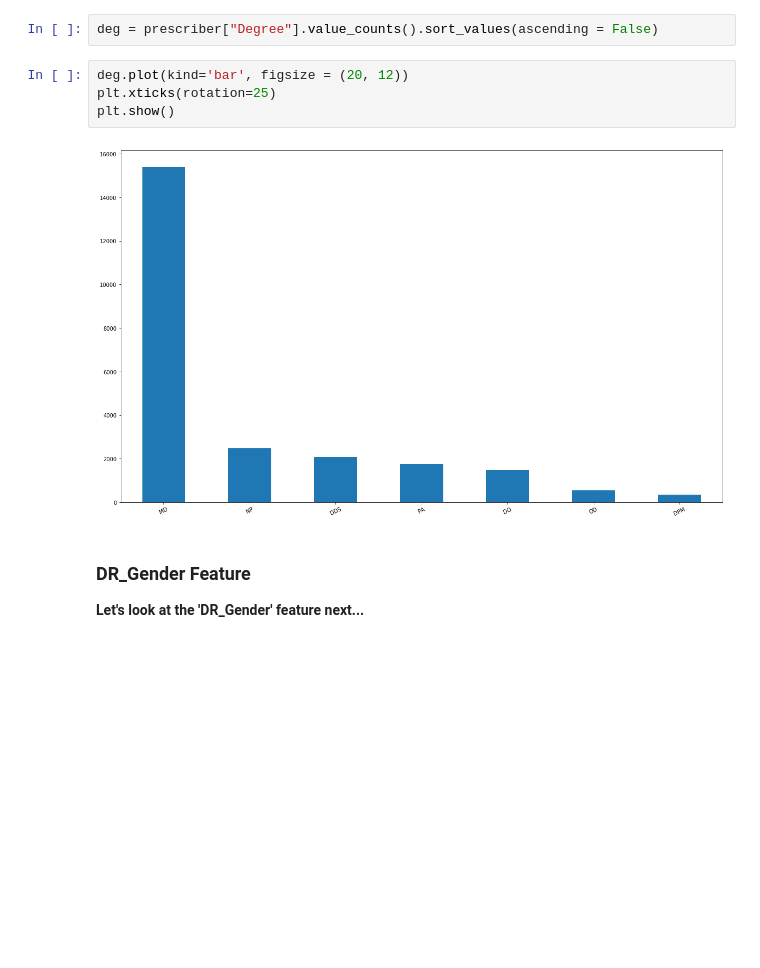
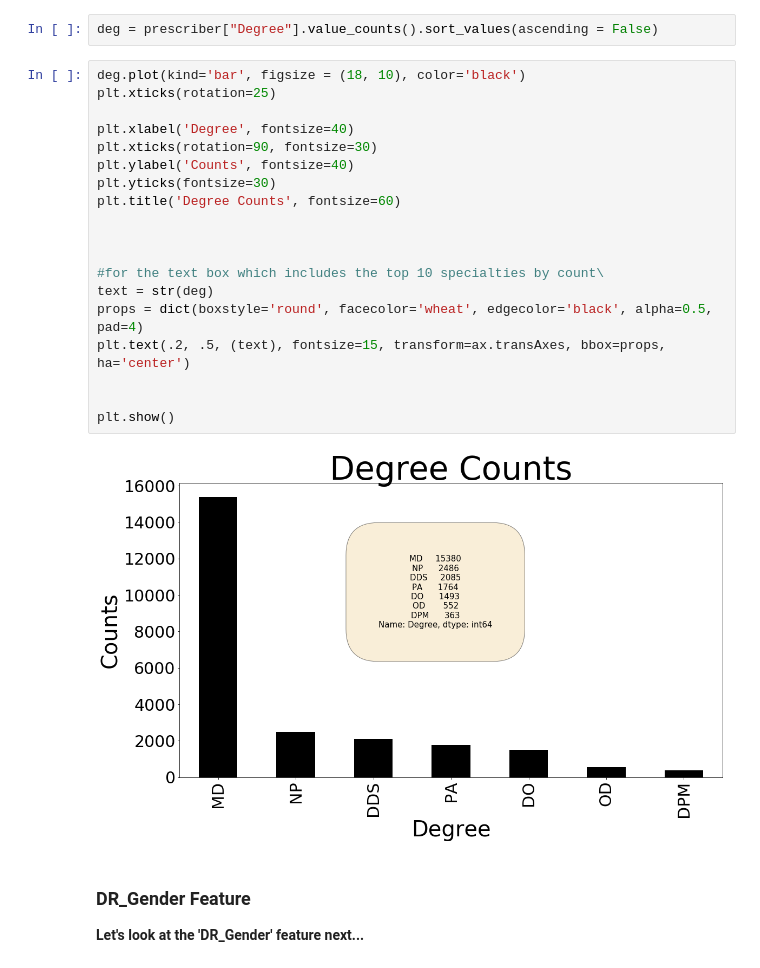
Before and after one commit to CaptainNano77/Opioids, a Jupyter notebook: Opioids.ipynb, the cells around one changed output. Cells and saved outputs as stored; diff of their text form; blank space fills up the shorter version.

```diff
--- a/Opioids.ipynb
+++ b/Opioids.ipynb
@@ -634,12 +624,27 @@ Name: Specialty, dtype: int64
 **Let's look at the 'Degree' feature next...**
 # %%
 deg = prescriber["Degree"].value_counts().sort_values(ascending = False)
-# %%
-deg.plot(kind='bar', figsize = (20, 12))
-plt.xticks(rotation=25)
-plt.show()
-# %% [output]
-[figure, removed]
+# %%
+deg.plot(kind='bar', figsize = (18, 10), color='black')
+plt.xticks(rotation=25)
+
+plt.xlabel('Degree', fontsize=40)
+plt.xticks(rotation=90, fontsize=30)
+plt.ylabel('Counts', fontsize=40)
+plt.yticks(fontsize=30)
+plt.title('Degree Counts', fontsize=60)
+
+
+
+#for the text box which includes the top 10 specialties by count\
+text = str(deg)
+props = dict(boxstyle='round', facecolor='wheat', edgecolor='black', alpha=0.5, pad=4)
+plt.text(.2, .5, (text), fontsize=15, transform=ax.transAxes, bbox=props, ha='center')
+
+
+plt.show()
+# %% [output]
+[figure, added]
 # %% [markdown]
 ### **DR_Gender Feature**
 
```
Also changed, not shown: parts of 23 cells of this notebook.
